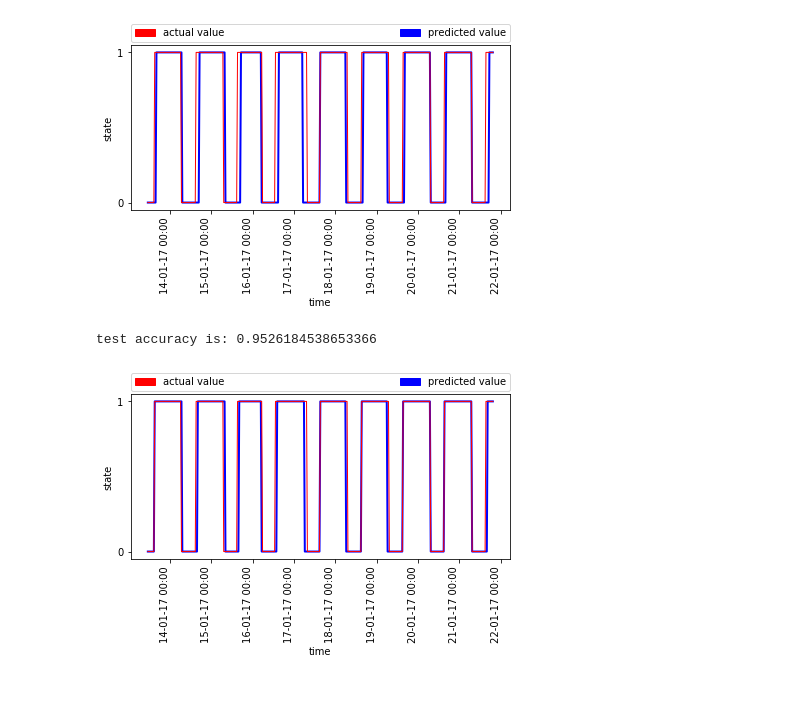
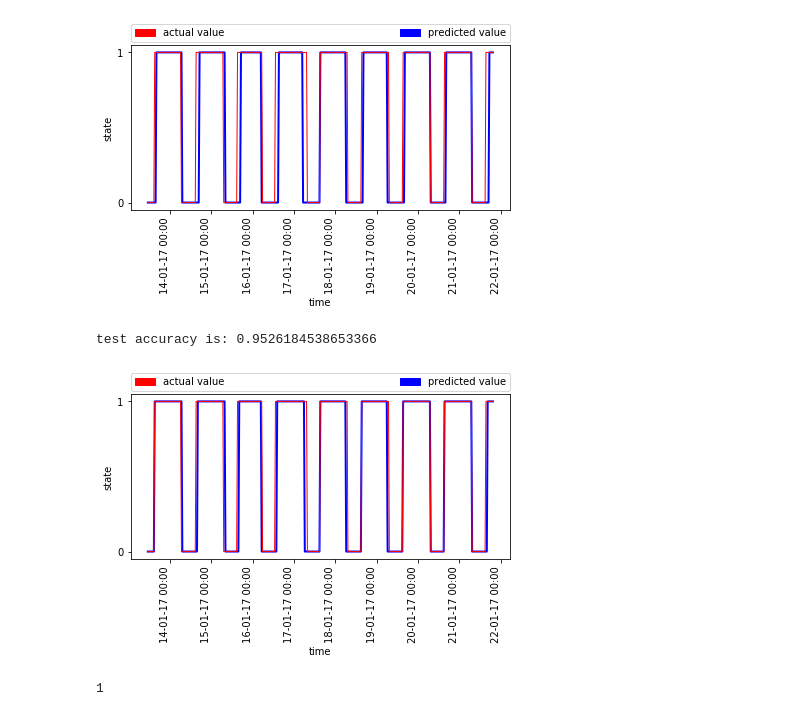
Before and after one commit to Alisa-lisa/conferences, a Jupyter notebook: DD_2018/classification_example.ipynb, the cells around one changed output. Drawn from its saved outputs; the diff is of its cells as text; code cells hidden in the pictures.

```diff
--- a/DD_2018/classification_example.ipynb
+++ b/DD_2018/classification_example.ipynb
@@ -174,6 +181,7 @@ def train_model_with_provided_features(features_number):
                             "state", "time",
                             False, "placeholder_name.png")
     plt.show()
+    return model, meta
 # %%
 train_model_with_provided_features(1)
 # %% [output]
@@ -189,8 +197,13 @@ train_model_with_provided_features(3)
 # %% [output]
 test accuracy is: 0.9077306733167082
 [figure]
-# %%
-train_model_with_provided_features(4)
-# %% [output]
-test accuracy is: 0.9526184538653366
-[figure, removed]
+# %%
+model, meta = train_model_with_provided_features(4)
+# %% [output]
+test accuracy is: 0.9526184538653366
+[figure, added]
+# %%
+now = datetime.datetime.now().timestamp()
+print(human_predict(now, model, meta))
+# %% [output]
+1
```
Also changed, not shown: parts of 2 cells of this notebook, 3 other files.
